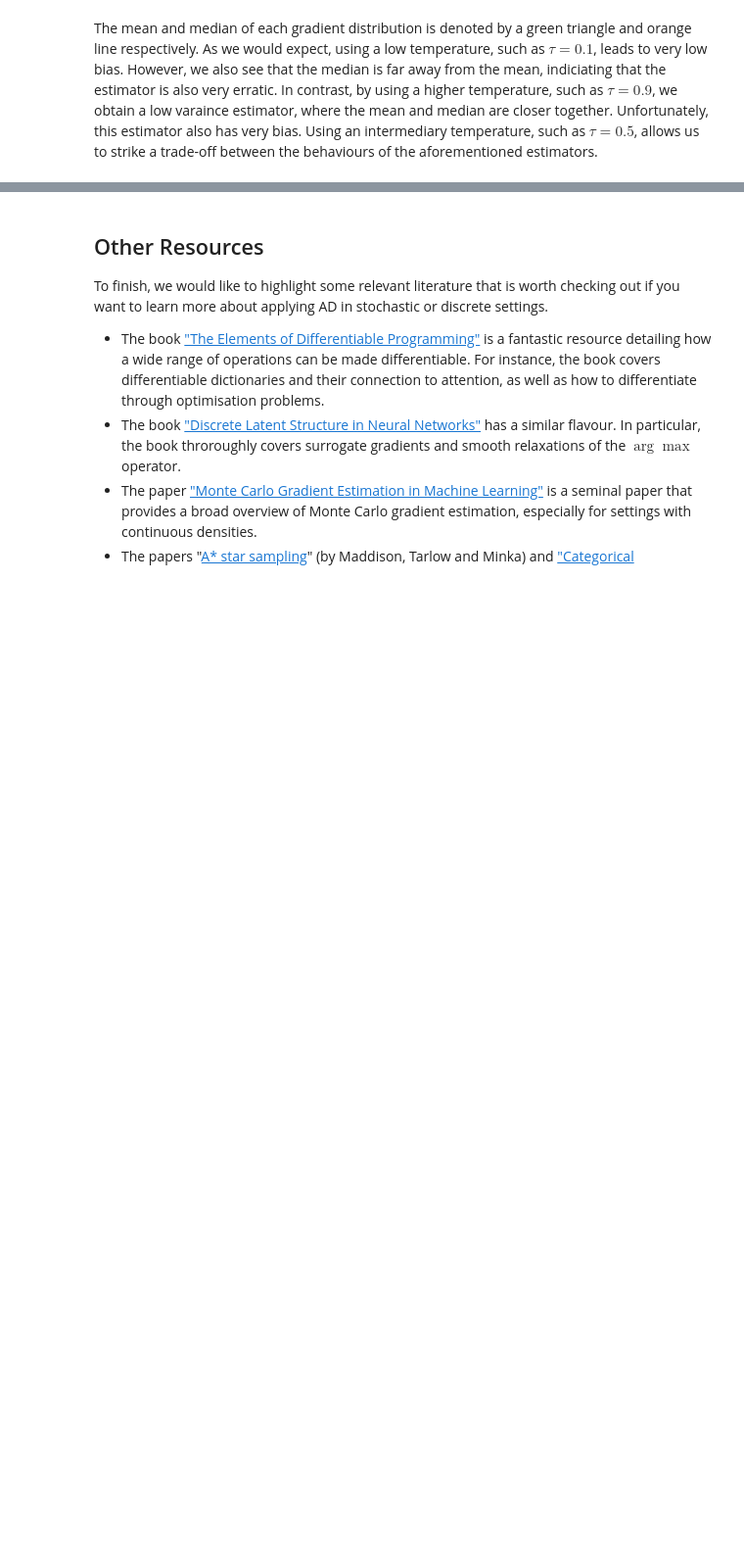
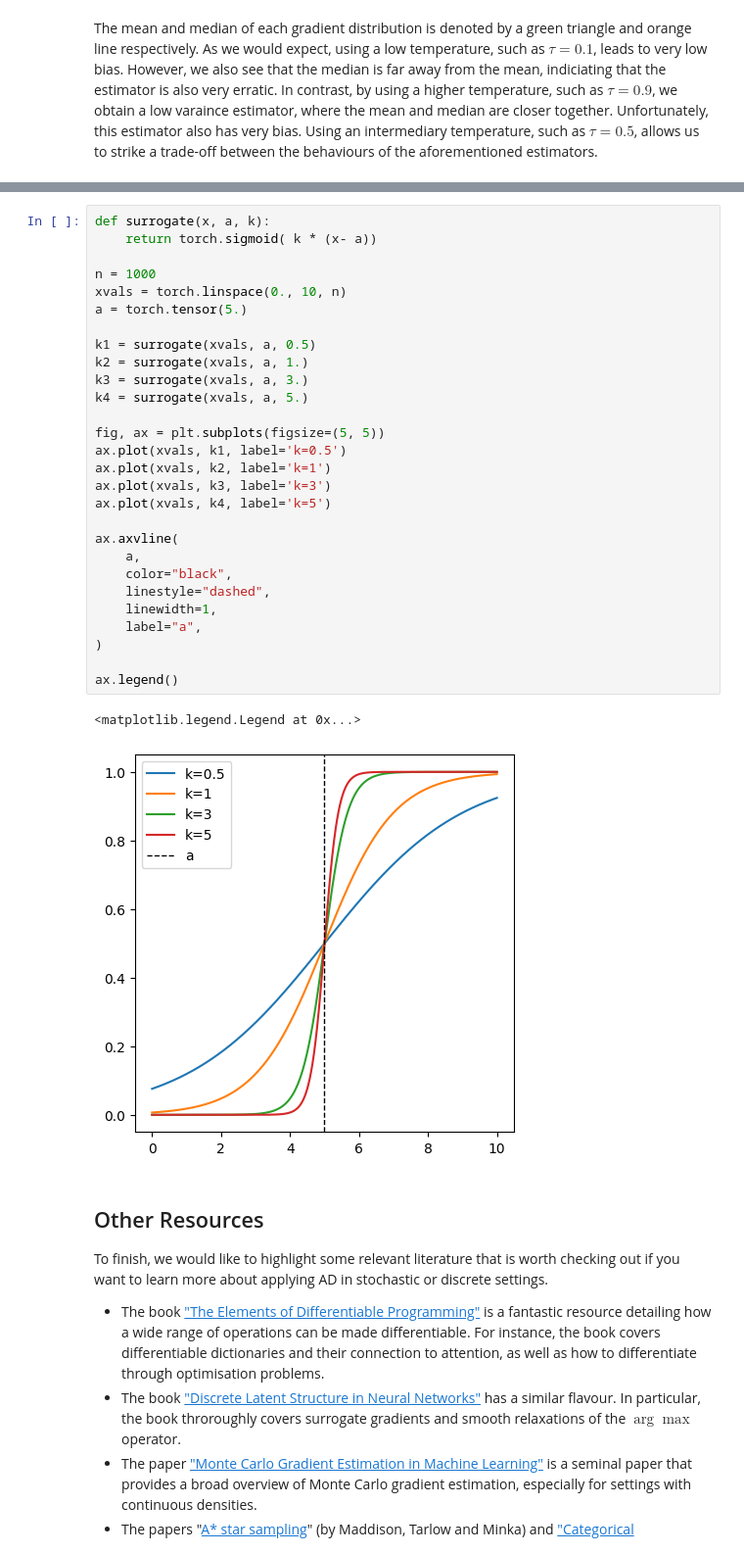
Before and after one commit to LargeAgentCollider/icaif_tutorial, a Jupyter notebook: notebooks/02-differentiating-randomness.ipynb, the cells around one changed output, grey strips where cells are left out. Shown at 98% size. Cells and saved outputs as stored; diff of their text form; blank space fills up the shorter version.

```diff
--- a/notebooks/02-differentiating-randomness.ipynb
+++ b/notebooks/02-differentiating-randomness.ipynb
@@ -487,3 +497,34 @@ The mean and median of each gradient distribution is denoted by a green triangle
+# %%
+def surrogate(x, a, k):
+    return torch.sigmoid( k * (x- a))
+
+n = 1000
+xvals = torch.linspace(0., 10, n)
+a = torch.tensor(5.)
+
+k1 = surrogate(xvals, a, 0.5)
+k2 = surrogate(xvals, a, 1.)
+k3 = surrogate(xvals, a, 3.)
+k4 = surrogate(xvals, a, 5.)
+
+fig, ax = plt.subplots(figsize=(5, 5))
+ax.plot(xvals, k1, label='k=0.5')
+ax.plot(xvals, k2, label='k=1')
+ax.plot(xvals, k3, label='k=3')
+ax.plot(xvals, k4, label='k=5')
+
+ax.axvline(
+    a,
+    color="black",
+    linestyle="dashed",
+    linewidth=1,
+    label="a",
+)
+
+ax.legend()
+# %% [output]
+<matplotlib.legend.Legend at 0x...>
+[figure, added]
 # %% [markdown]
 ## Other Resources
 
```
Also changed, not shown: parts of 1 cell of this notebook, 2 other files.
